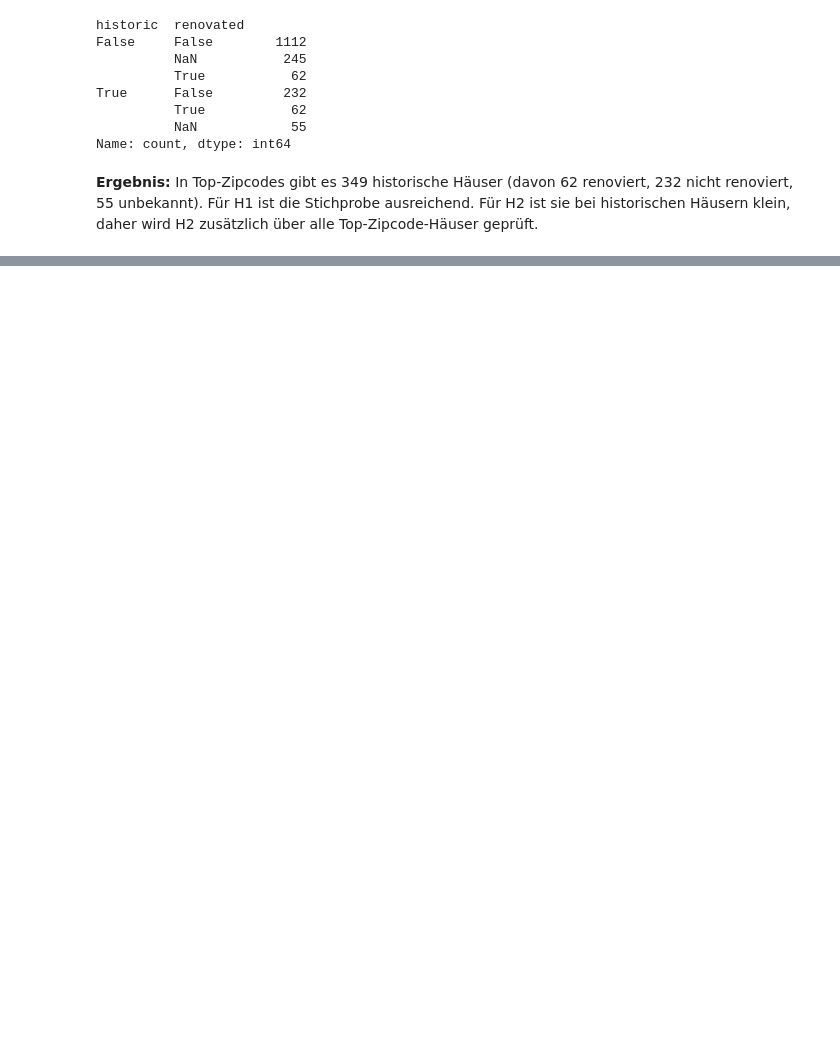
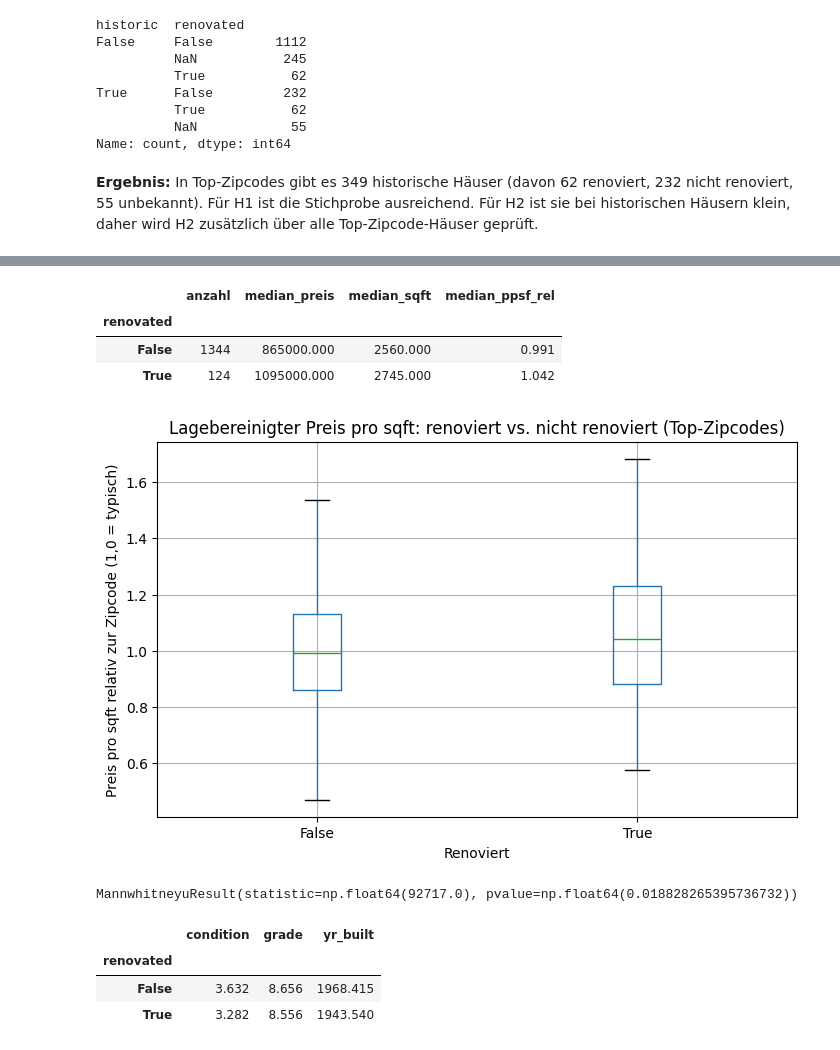
Before and after one commit to andreasfmuel-de/EDA---Project-, a Jupyter notebook: 04_eda.ipynb, the cells around one changed output, grey strips where cells are left out. Saved outputs shown, nothing was run; the diff lists cells and outputs as text; code cells hidden in the pictures; blank space fills up the shorter version.

```diff
--- a/04_eda.ipynb
+++ b/04_eda.ipynb
@@ -251,0 +337,4 @@ Für H2 ist sie bei historischen Häusern klein, daher wird H2 zusätzlich über
+# %%
+# Preis pro sqft relativ zum Median der eigenen Zipcode (1.0 = typisch für die Zipcode)
+top["ppsf_rel"] = top["price_per_sqft"] / top.groupby("zipcode")["price_per_sqft"].transform("median")
+top.groupby("historic")["ppsf_rel"].agg(["count", "median", "mean"])
@@ -251,0 +363,42 @@ Für H2 ist sie bei historischen Häusern klein, daher wird H2 zusätzlich über
+# %%
+# Top-Zipcode-Häuser mit bekanntem Renovierungsstatus (NaN ausgeschlossen); renovated als bool umwandeln
+h2 = top[top["renovated"].notna()].copy()
+h2["renovated"] = h2["renovated"].astype(bool)
+# %%
+# Anzahl, Median-Preis, Median-Wohnfläche und lagebereinigter Preis pro sqft für renoviert (True) vs. nicht renoviert (False)
+h2.groupby("renovated").agg(
+    anzahl=("price", "count"),
+    median_preis=("price", "median"),
+    median_sqft=("sqft_living", "median"),
+    median_ppsf_rel=("ppsf_rel", "median"),
+)
+# %% [output]
+|  | anzahl | median_preis | median_sqft | median_ppsf_rel |
+| renovated |  |  |  |  |
+| False | 1344 | 865000.000 | 2560.000 | 0.991 |
+| True | 124 | 1095000.000 | 2745.000 | 1.042 |
+# %%
+# Boxplot von ppsf_rel (1,0 = typisch für die eigene Zipcode) für renoviert vs. nicht renoviert
+h2.boxplot(column="ppsf_rel", by="renovated", showfliers=False)
+plt.title("Lagebereinigter Preis pro sqft: renoviert vs. nicht renoviert (Top-Zipcodes)")
+plt.suptitle("")
+plt.xlabel("Renoviert")
+plt.ylabel("Preis pro sqft relativ zur Zipcode (1,0 = typisch)")
+plt.show()
+# %% [output]
+[figure, added]
+# %%
+# Mann-Whitney-U-Test: Haben renovierte Häuser einen höheren lagebereinigten Preis pro sqft?
+ren = h2[h2["renovated"]]["ppsf_rel"]
+nicht_ren = h2[~h2["renovated"]]["ppsf_rel"]
+mannwhitneyu(ren, nicht_ren, alternative="greater")
+# %% [output]
+MannwhitneyuResult(statistic=np.float64(92717.0), pvalue=np.float64(0.018828265395736732))
+# %%
+# Sind renovierte Häuser auch in Zustand (condition) und Bauqualität (grade) anders? Mittelwerte je Gruppe
+h2.groupby("renovated")[["condition", "grade", "yr_built"]].mean()
+# %% [output]
+|  | condition | grade | yr_built |
+| renovated |  |  |  |
+| False | 3.632 | 8.656 | 1968.415 |
+| True | 3.282 | 8.556 | 1943.540 |
```
Also changed, not shown: parts of 46 cells of this notebook, 12 other files.
